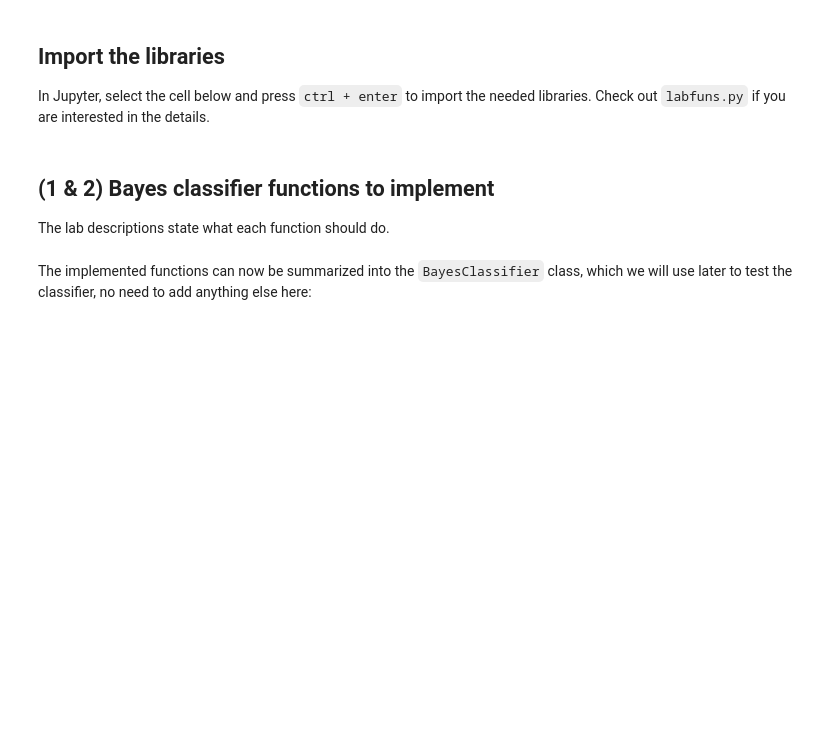
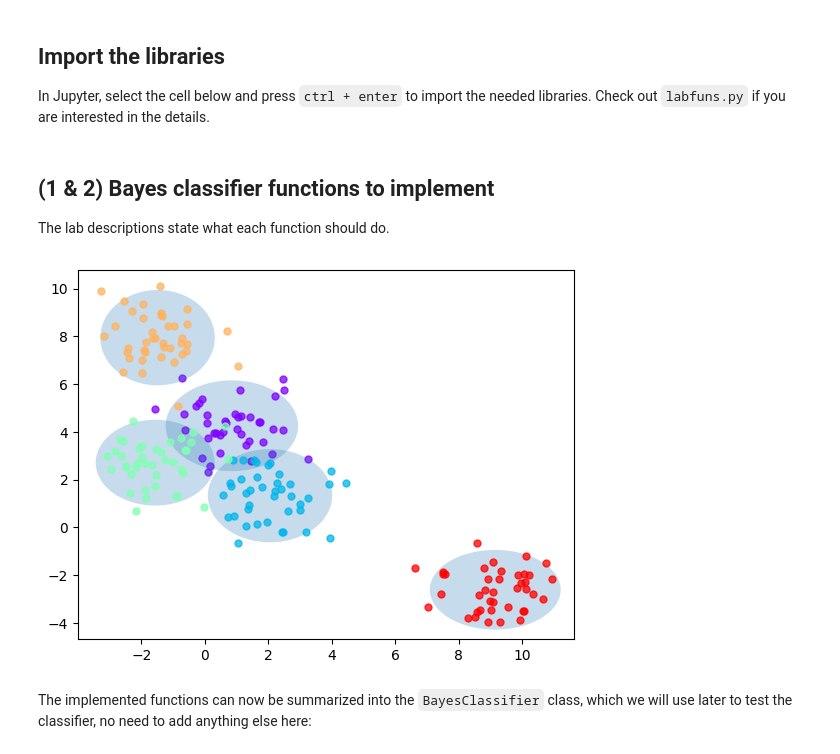
Before and after one commit to nathanansel28/DD2421, a Jupyter notebook: lab3/lab3.ipynb, the cells around one changed output. Drawn from its saved outputs; the diff is of its cells as text; code cells hidden in the pictures; blank space fills up the shorter version.

```diff
--- a/lab3/lab3.ipynb
+++ b/lab3/lab3.ipynb
@@ -28,5 +28,12 @@ import random
 The lab descriptions state what each function should do.
 # %%
 from tools import computePrior, mlParams, classifyBayes
+
+X, labels = genBlobs()
+mu, sigma = mlParams(X, labels)
+
+plotGaussian(X, labels, mu, sigma)
+# %% [output]
+[figure, added]
 # %% [markdown]
 The implemented functions can now be summarized into the `BayesClassifier` class, which we will use later to test the classifier, no need to add anything else here:
```
Also changed, not shown: parts of 10 cells of this notebook, 1 other file.
